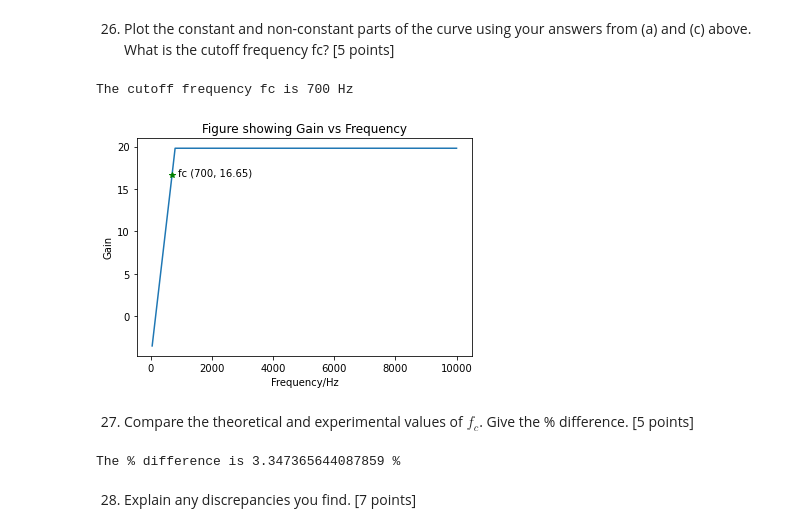
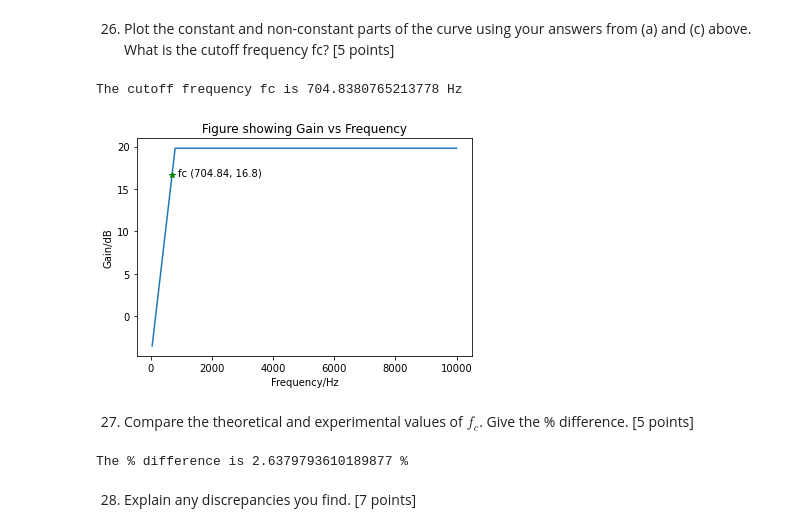
Before and after one commit to BaptisteRoques21/MECH-383, a Jupyter notebook: MECH383_Lab2_C0131_2.ipynb, the cells around one changed output. Drawn from its saved outputs; the diff is of its cells as text; code cells hidden in the pictures.

```diff
--- a/MECH383_Lab2_C0131_2.ipynb
+++ b/MECH383_Lab2_C0131_2.ipynb
@@ -307,32 +307,40 @@ The theoretical value of the cutoff frequency is: 723.431559508615 Hz
 # %%
 ## Display your calculations and plot here
 ## Take first eight points for non-constant part of the curve
 ##Following 22 points are constant part of the curve with gain 19.8
 
 x1 = Frequency
 y2 = 19.8
 y1 = [m*x1[0]+c, m*x1[1]+c, m*x1[2]+c, m*x1[3]+c, m*x1[4]+c, m*x1[5]+c, m*x1[6]+c, m*x1[7]+c, y2, y2, y2, y2, y2, y2, y2, y2, y2, y2, y2, y2, y2, y2, y2, y2, y2, y2, y2, y2, y2, y2]
 
 ##  To identify the titles and axes
 
 plt.title("Figure showing Gain vs Frequency")
 plt.xlabel("Frequency/Hz")
 plt.ylabel("Gain/dB")
 
 ## Show plot
-##Show cutoff frequency fc
 
 plt.plot(x1,y1)
 plt.plot(x1[7],y1[7], 'g*')
-plt.annotate('fc (700, 16.65)', (x1[7],y1[7]), xytext=(900,16.6))
+
 
 ##Get cutoff frequency fc
+##Cutoff frequency correponds to loss of 3dB gain from constant at 19.8
 
-fc = x1[7]
+GainLoss3dB = y2 - 3
+
+##Calculate fc using y = m*x + c equation
+
+fc = (GainLoss3dB-c)/m
+
+##Show cutoff frequency fc
+
+plt.annotate('fc (704.84, 16.8)', (x1[7],y1[7]), xytext=(900,16.6))
 print('The cutoff frequency fc is', fc,'Hz')
 # %% [output]
-The cutoff frequency fc is 700 Hz
+The cutoff frequency fc is 704.8380765213778 Hz
-[figure, old version]
+[figure, new version]
 # %% [markdown]
 27. Compare the theoretical and experimental values of $f_{c}$. Give the % difference. [5 points]
 # %%
@@ -345,7 +353,7 @@ diff = ((f_c-fc)/(fc))*100
 
 print('The % difference is', diff,'%')
 # %% [output]
-The % difference is 3.347365644087859 %
+The % difference is 2.6379793610189877 %
 # %% [markdown]
 28. Explain any discrepancies you find. [7 points]
 # %% [markdown]
```
Also changed, not shown: parts of 1 cell of this notebook.
